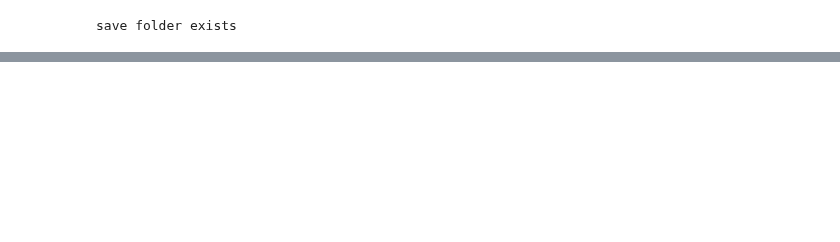
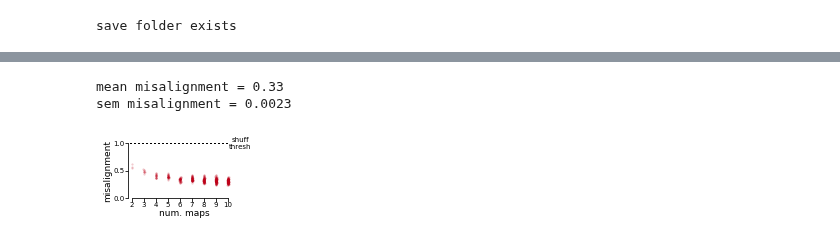
Before and after one commit to ahwillia/rnn_remapping_paper, a Jupyter notebook: fig4_1d3map/many_maps_fig.ipynb, the cells around one changed output, grey strips where cells are left out. Saved outputs shown, nothing was run; the diff lists cells and outputs as text; code cells hidden in the pictures; blank space fills up the shorter version.

```diff
--- a/fig4_1d3map/many_maps_fig.ipynb
+++ b/fig4_1d3map/many_maps_fig.ipynb
@@ -147,0 +63,10 @@ f.savefig(f'{save_folder}m_maps_angles.png', dpi=600, bbox_inches='tight')
+# %%
+''' angle between remapping dimensions for 3+ maps '''
+f, ax = supp_fig2_plots.plot_e(data_folder, model_IDs, num_maps)
+
+plt.show()
+f.savefig(f'{save_folder}m_maps_misalignment.png', dpi=600, bbox_inches='tight')
+# %% [output]
+mean misalignment = 0.33
+sem misalignment = 0.0023
+[figure, added]
```
Also changed, not shown: parts of 12 cells of this notebook, 10 other files.
